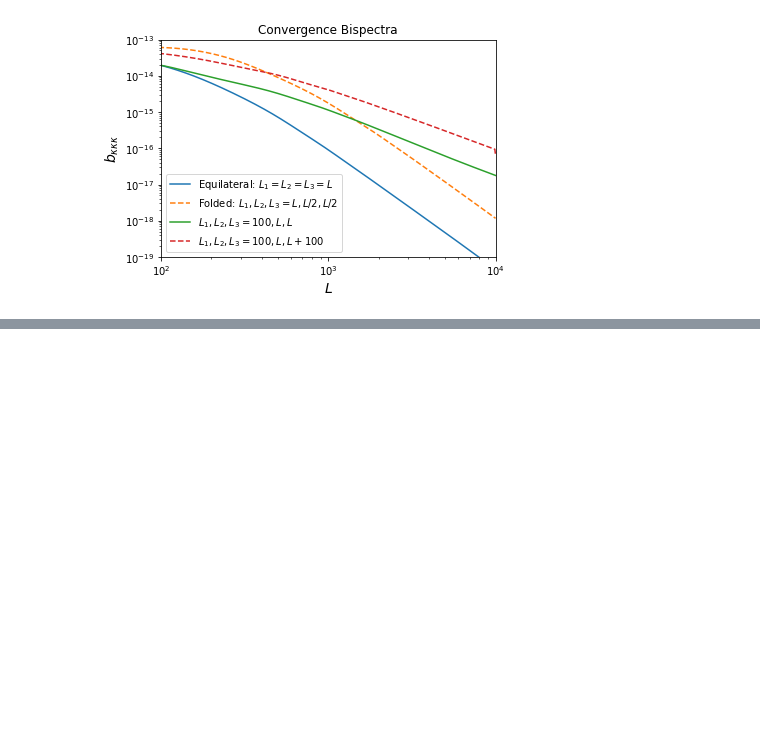
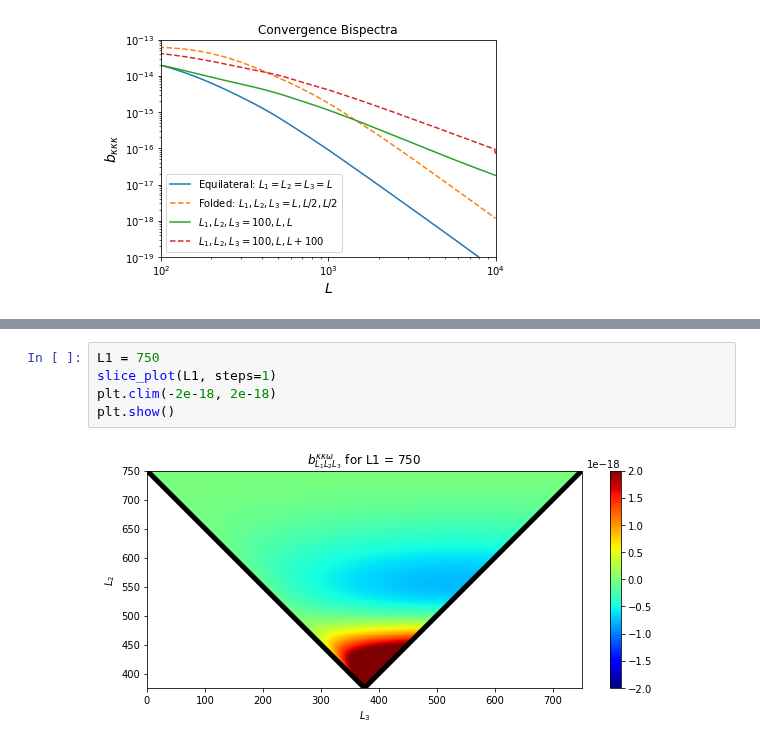
Before and after one commit to mfrobertson/omegaQE, a Jupyter notebook: kkomega/spline_bispectra.ipynb, the cells around one changed output, grey strips where cells are left out. Drawn from its saved outputs; the diff is of its cells as text; blank space fills up the shorter version.

```diff
--- a/kkomega/spline_bispectra.ipynb
+++ b/kkomega/spline_bispectra.ipynb
@@ -149,0 +253,7 @@ plt.show()
+# %%
+L1 = 750
+slice_plot(L1, steps=1)
+plt.clim(-2e-18, 2e-18)
+plt.show()
+# %% [output]
+[figure, added]
```
Also changed, not shown: parts of 19 cells of this notebook, 1 other file.
